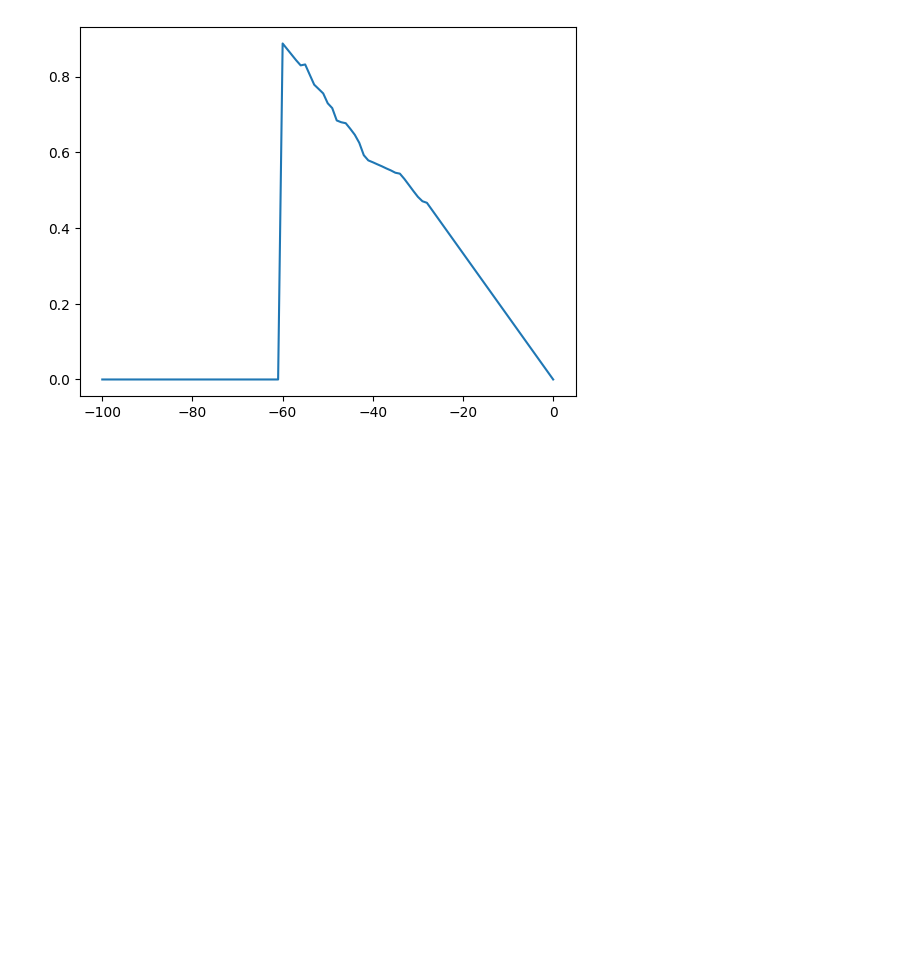
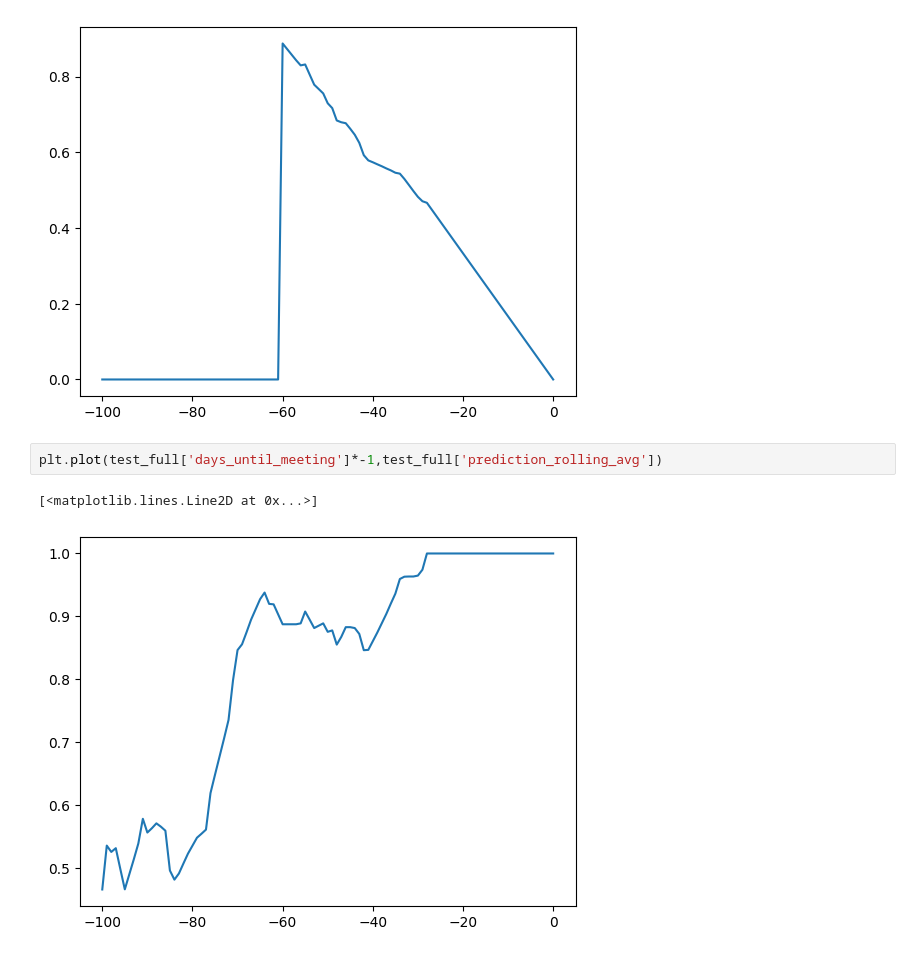
Before and after one commit to Sharkyboy51/CME_FedWatch_Research, a Jupyter notebook: probability_prediction.ipynb, the cells around one changed output. Saved outputs shown, nothing was run; the diff lists cells and outputs as text; blank space fills up the shorter version.

Commit message:
add one plot

```diff
--- a/probability_prediction.ipynb
+++ b/probability_prediction.ipynb
@@ -319,3 +319,8 @@ plt.plot(test_full['days_until_meeting']*-1,test_full['potential_profit_predicti
 # %% [output]
 [<matplotlib.lines.Line2D at 0x...>]
 [figure]
+# %%
+plt.plot(test_full['days_until_meeting']*-1,test_full['prediction_rolling_avg'])
+# %% [output]
+[<matplotlib.lines.Line2D at 0x...>]
+[figure, added]
```
